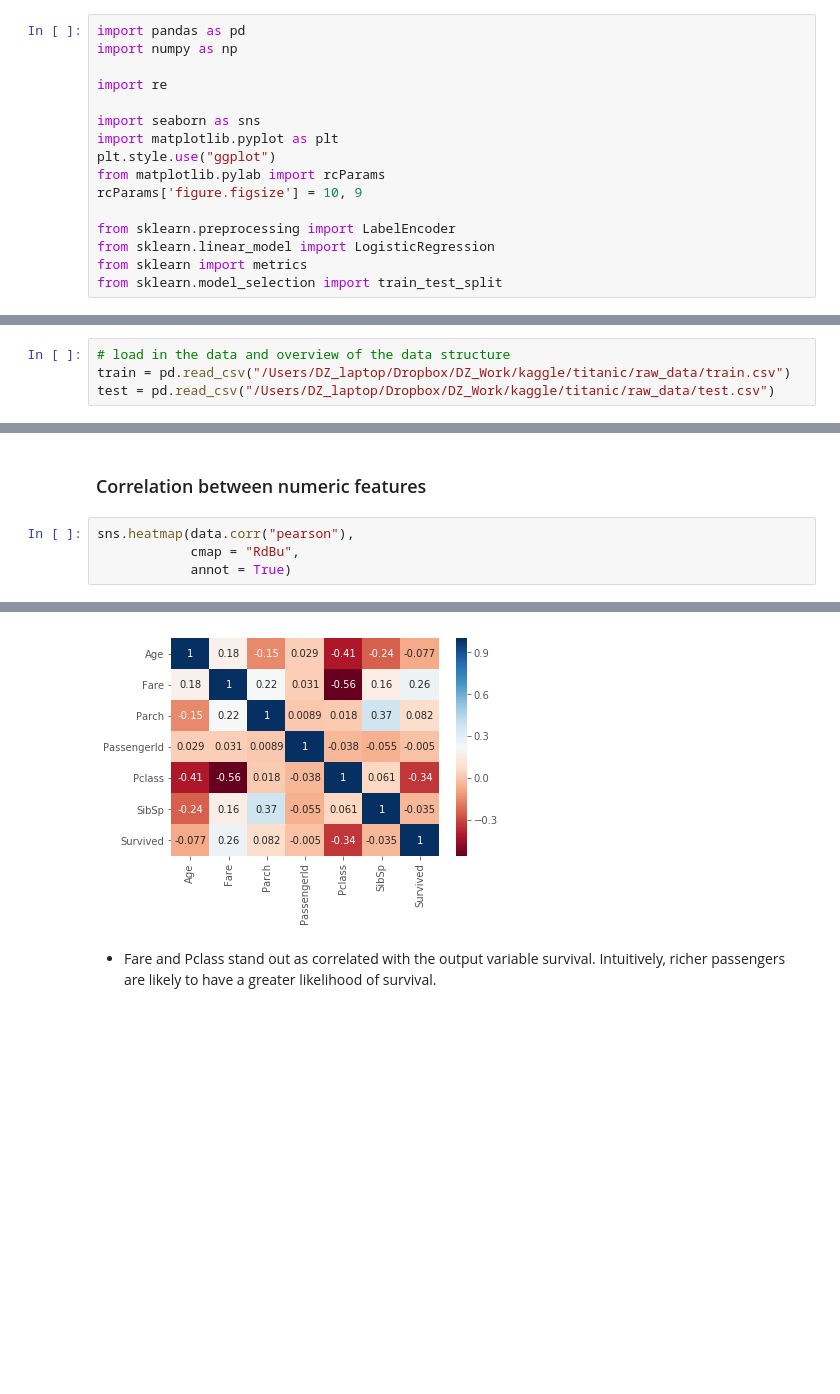
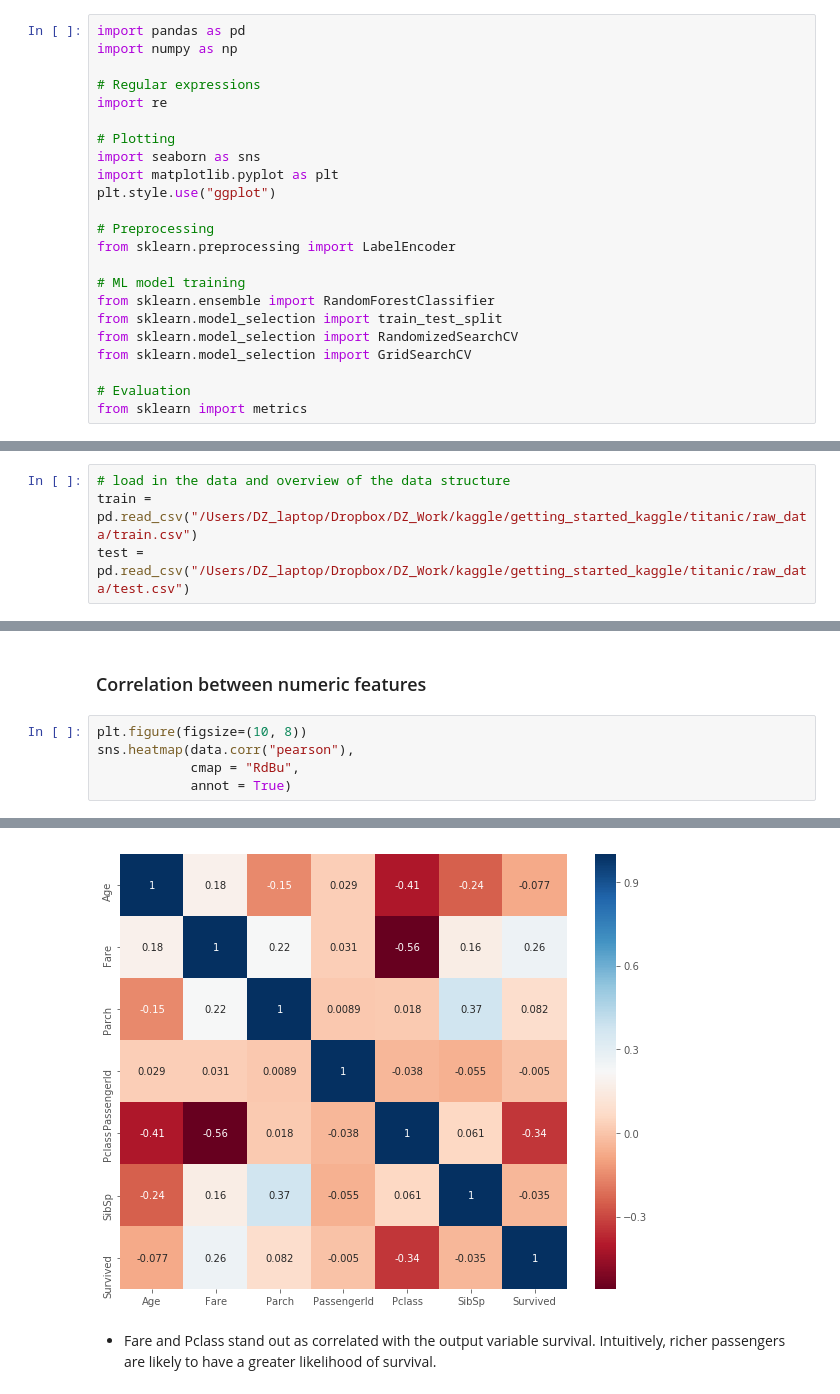
Before and after one commit to dzhang32/getting_started_kaggle, a Jupyter notebook: titanic/scripts/titanic.ipynb, the cells around one changed output, grey strips where cells are left out. Drawn from its saved outputs; the diff is of its cells as text; blank space fills up the shorter version.

```diff
--- a/titanic/scripts/titanic.ipynb
+++ b/titanic/scripts/titanic.ipynb
@@ -14,22 +14,29 @@ From a top level, this will follow the workflow:
 import pandas as pd
 import numpy as np
 
+# Regular expressions
 import re
 
+# Plotting
 import seaborn as sns
 import matplotlib.pyplot as plt
 plt.style.use("ggplot")
-from matplotlib.pylab import rcParams
-rcParams['figure.figsize'] = 10, 9
 
+# Preprocessing
 from sklearn.preprocessing import LabelEncoder
-from sklearn.linear_model import LogisticRegression
+
+# ML model training
+from sklearn.ensemble import RandomForestClassifier
+from sklearn.model_selection import train_test_split
+from sklearn.model_selection import RandomizedSearchCV
+from sklearn.model_selection import GridSearchCV
+
+# Evaluation
 from sklearn import metrics
-from sklearn.model_selection import train_test_split
 # %% [markdown]
 ## Data exploration
 # %%
 # load in the data and overview of the data structure
-train = pd.read_csv("/Users/DZ_laptop/Dropbox/DZ_Work/kaggle/titanic/raw_data/train.csv")
-test = pd.read_csv("/Users/DZ_laptop/Dropbox/DZ_Work/kaggle/titanic/raw_data/test.csv")
+train = pd.read_csv("/Users/DZ_laptop/Dropbox/DZ_Work/kaggle/getting_started_kaggle/titanic/raw_data/train.csv")
+test = pd.read_csv("/Users/DZ_laptop/Dropbox/DZ_Work/kaggle/getting_started_kaggle/titanic/raw_data/test.csv")
 # %%
@@ -79,12 +86,13 @@ Ticket has 0 missing values
 # %% [markdown]
 ### Correlation between numeric features
 # %%
+plt.figure(figsize=(10, 8))
 sns.heatmap(data.corr("pearson"),
             cmap = "RdBu",
             annot = True)
 # %% [output]
 <matplotlib.axes._subplots.AxesSubplot at 0x...>
-[figure, old version]
+[figure, new version]
 # %% [markdown]
 - Fare and Pclass stand out as correlated with the output variable survival. Intuitively, richer passengers are likely to have a greater likelihood of survival.
 # %% [markdown]
```
Also changed, not shown: parts of 25 cells of this notebook.
